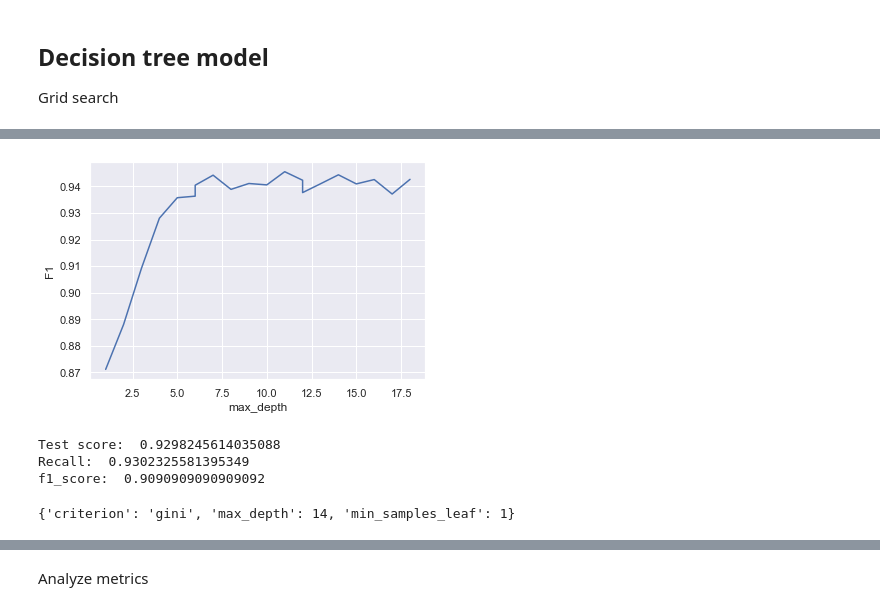
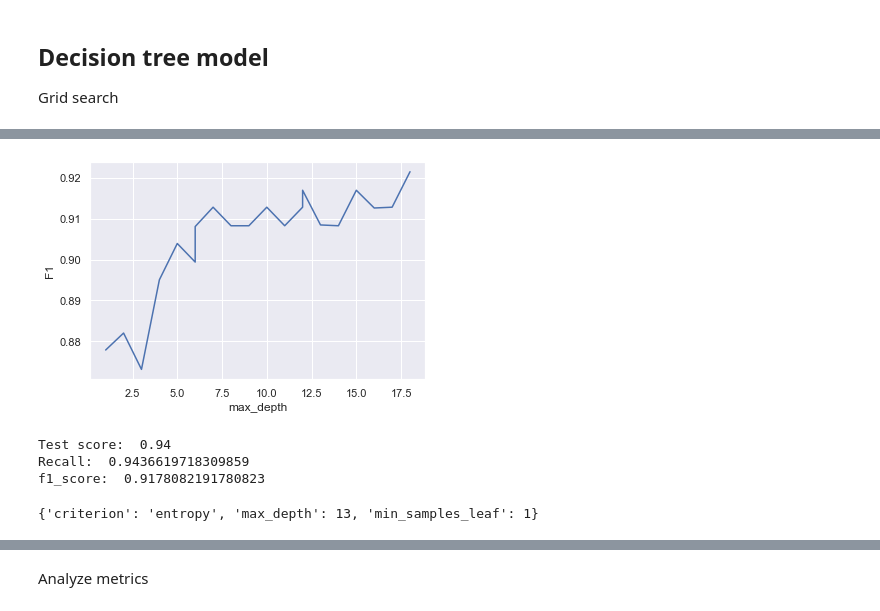
Before and after one commit to Karen247/BCancer1.0, a Jupyter notebook: breastcancer2-0.ipynb, the cells around one changed output, grey strips where cells are left out. Cells and saved outputs as stored; diff of their text form; code cells hidden in the pictures.

```diff
--- a/breastcancer2-0.ipynb
+++ b/breastcancer2-0.ipynb
@@ -203,14 +204,16 @@ data.head()
 # %%
 
-#X, y = data.drop(columns='diagnosis'), data['diagnosis']
 from sklearn.pipeline import make_pipeline
+from sklearn.feature_selection import SelectKBest, chi2
+from sklearn.preprocessing import RobustScaler
+from sklearn.model_selection import train_test_split
 pipeline = make_pipeline(
     SelectKBest(chi2, k=11),
     RobustScaler()
 )
 X_transf = pipeline.fit_transform(X, y)
 X_train, X_test, y_train, y_test = train_test_split(
-    X_transf, y, test_size=0.2, random_state=42
+    X_transf, y, test_size=0.35, random_state=42
 )
 # %%
 from imblearn.over_sampling import SMOTE
@@ -249,23 +241,23 @@ X.head()
 # %%
 from sklearn.tree import DecisionTreeClassifier
 from sklearn.model_selection import GridSearchCV
 
 range_depth = np.linspace(1, 18, 21, dtype='int')
 grid_parameter = {'max_depth':range_depth}
 dtc = DecisionTreeClassifier()
-grid_clf_1 = GridSearchCV(dtc, grid_parameter, scoring = 'f1', cv=10)
+grid_clf_1 = GridSearchCV(dtc, grid_parameter, scoring = 'recall', cv=10)
 grid_clf_1.fit(X_res, y_res)
 scores = grid_clf_1.cv_results_['mean_test_score']
 
 plt.figure()
 plt.plot(range_depth, scores, 'b')
 
 plt.xlabel('max_depth')
 plt.ylabel('F1')
 
 plt.show()
 # %% [output]
-[figure, old version]
+[figure, new version]
 # %%
 from sklearn.metrics import accuracy_score
 from sklearn.metrics import confusion_matrix, recall_score, f1_score
@@ -281,16 +273,16 @@ print("Test score: ", grid_1_scores[2])
 print("Recall: ", grid_1_scores[1])
 print("f1_score: ",grid_1_scores[0])
 # %% [output]
-Test score:  0.9298245614035088
-Recall:  0.9302325581395349
-f1_score:  0.9090909090909092
+Test score:  0.94
+Recall:  0.9436619718309859
+f1_score:  0.9178082191780823
 # %%
 grid_parameters = {'max_depth':range_depth, 'min_samples_leaf':range_depth, 'criterion': ['gini', 'entropy']}
-grid_clf_2 = GridSearchCV(dtc, grid_parameters, scoring = 'f1', cv=10, refit=True)
+grid_clf_2 = GridSearchCV(dtc, grid_parameters, scoring = 'recall', cv=5, refit=True, n_jobs = -1)
 grid_clf_2.fit(X_res, y_res)
 grid_clf_2.best_params_
 # %% [output]
-{'criterion': 'gini', 'max_depth': 14, 'min_samples_leaf': 1}
+{'criterion': 'entropy', 'max_depth': 13, 'min_samples_leaf': 1}
 # %%
 grid_clf_2.best_estimator_
 # %% [output]
```
Also changed, not shown: parts of 24 cells of this notebook.
